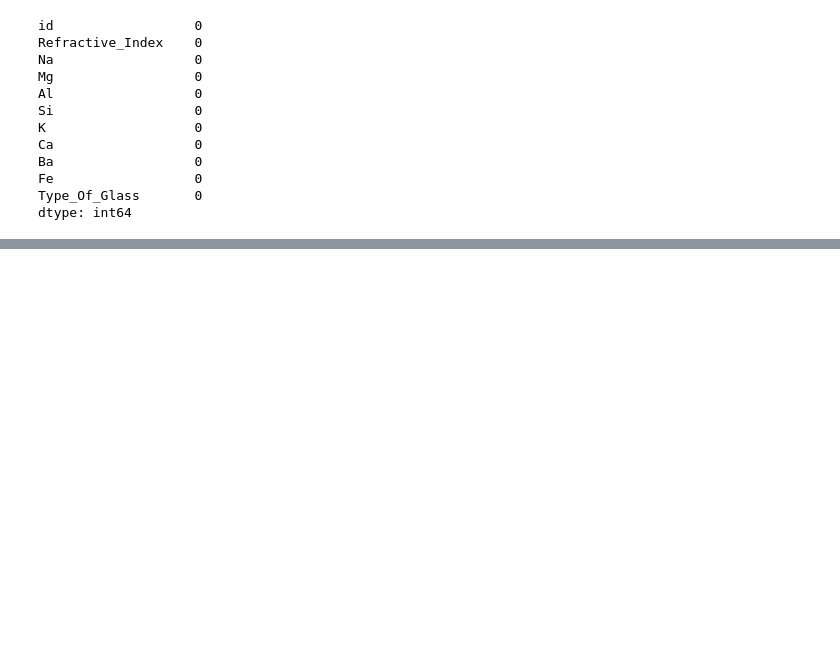
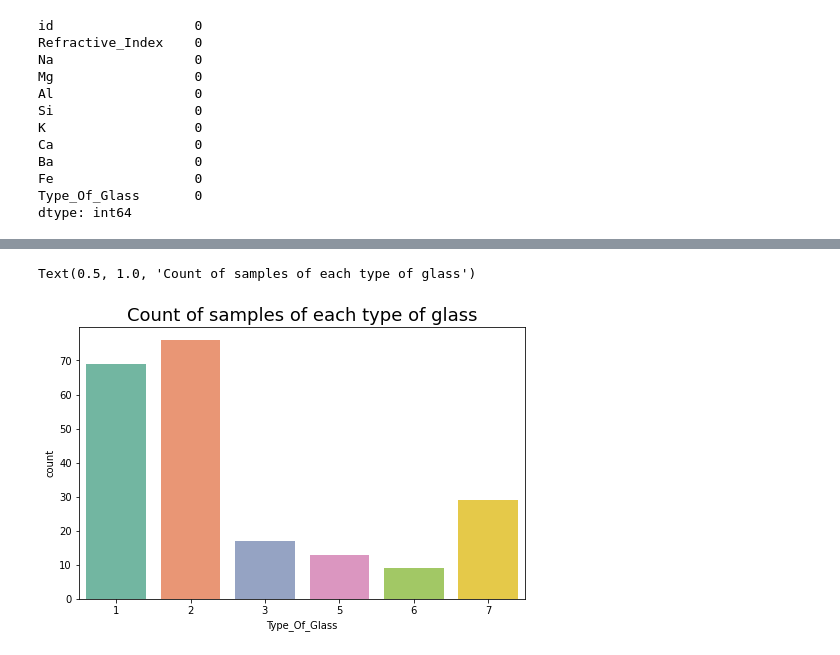
Before and after one commit to cauemd/MachineLearning-NN, a Jupyter notebook: CaueDuarte_MLAI_CA3.ipynb, the cells around one changed output, grey strips where cells are left out. Drawn from its saved outputs; the diff is of its cells as text; code cells hidden in the pictures; blank space fills up the shorter version.

```diff
--- a/CaueDuarte_MLAI_CA3.ipynb
+++ b/CaueDuarte_MLAI_CA3.ipynb
@@ -92,0 +83,2 @@ sns.countplot(data=data, x='Type_Of_Glass')
+# %%
+data.drop(['id'], inplace=True, axis=1)
@@ -92,0 +87,2 @@ sns.countplot(data=data, x='Type_Of_Glass')
+# %%
+data = data.drop_duplicates()
@@ -92,0 +91,7 @@ sns.countplot(data=data, x='Type_Of_Glass')
+# %%
+plt.rcParams['figure.figsize'] = [8, 5]
+sns.countplot(data=data, x='Type_Of_Glass', palette = "Set2")
+plt.title("Count of samples of each type of glass", fontsize=18)
+# %% [output]
+Text(0.5, 1.0, 'Count of samples of each type of glass')
+[figure, added]
```
Also changed, not shown: parts of 50 cells of this notebook.
